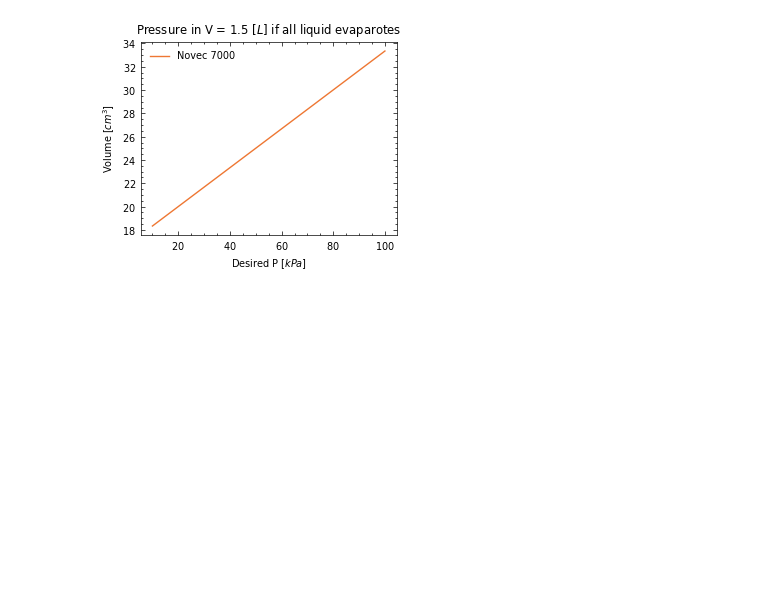
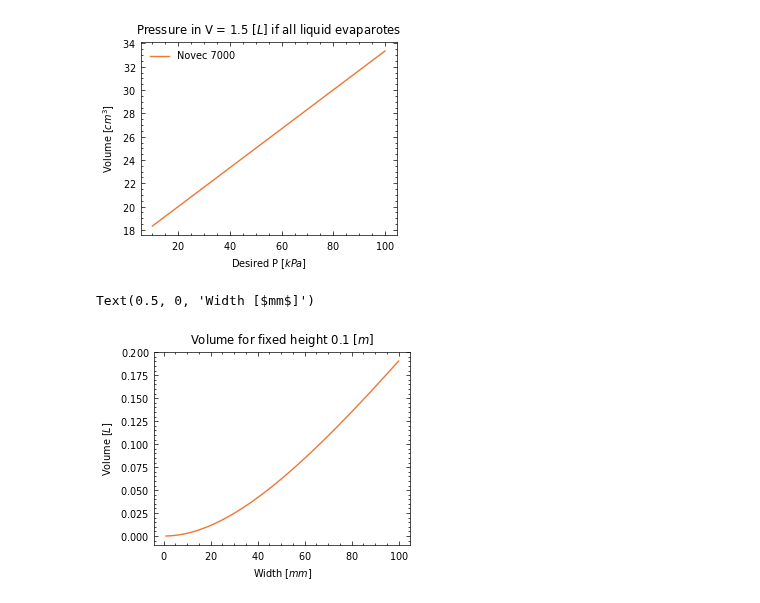
Before and after one commit to Olviel/Thermal_Soft_Robotics, a Jupyter notebook: Thermal_actuation/Model/Engineered_fluid/main.ipynb, the cells around one changed output. Drawn from its saved outputs; the diff is of its cells as text; code cells hidden in the pictures; blank space fills up the shorter version.

```diff
--- a/Thermal_actuation/Model/Engineered_fluid/main.ipynb
+++ b/Thermal_actuation/Model/Engineered_fluid/main.ipynb
@@ -117,3 +114,19 @@ plt.legend()
 # %% [output]
 <matplotlib.legend.Legend at 0x...>
 [figure]
+# %%
+## Teabag problem
+# https://en.wikipedia.org/wiki/Paper_bag_problem
+
+w = np.linspace(0,100,100)*1e-3
+h = 0.1 # m
+
+V  = w**3*((h/(np.pi*w)-0.142*(1-10**(-h/w))))
+
+plt.plot(w*1000,V*1000)
+plt.title(f'Volume for fixed height {h} [$m$]')
+plt.ylabel('Volume [$L$]')
+plt.xlabel('Width [$mm$]')
+# %% [output]
+Text(0.5, 0, 'Width [$mm$]')
+[figure, added]
```
Also changed, not shown: parts of 3 cells of this notebook, 1 other file.
